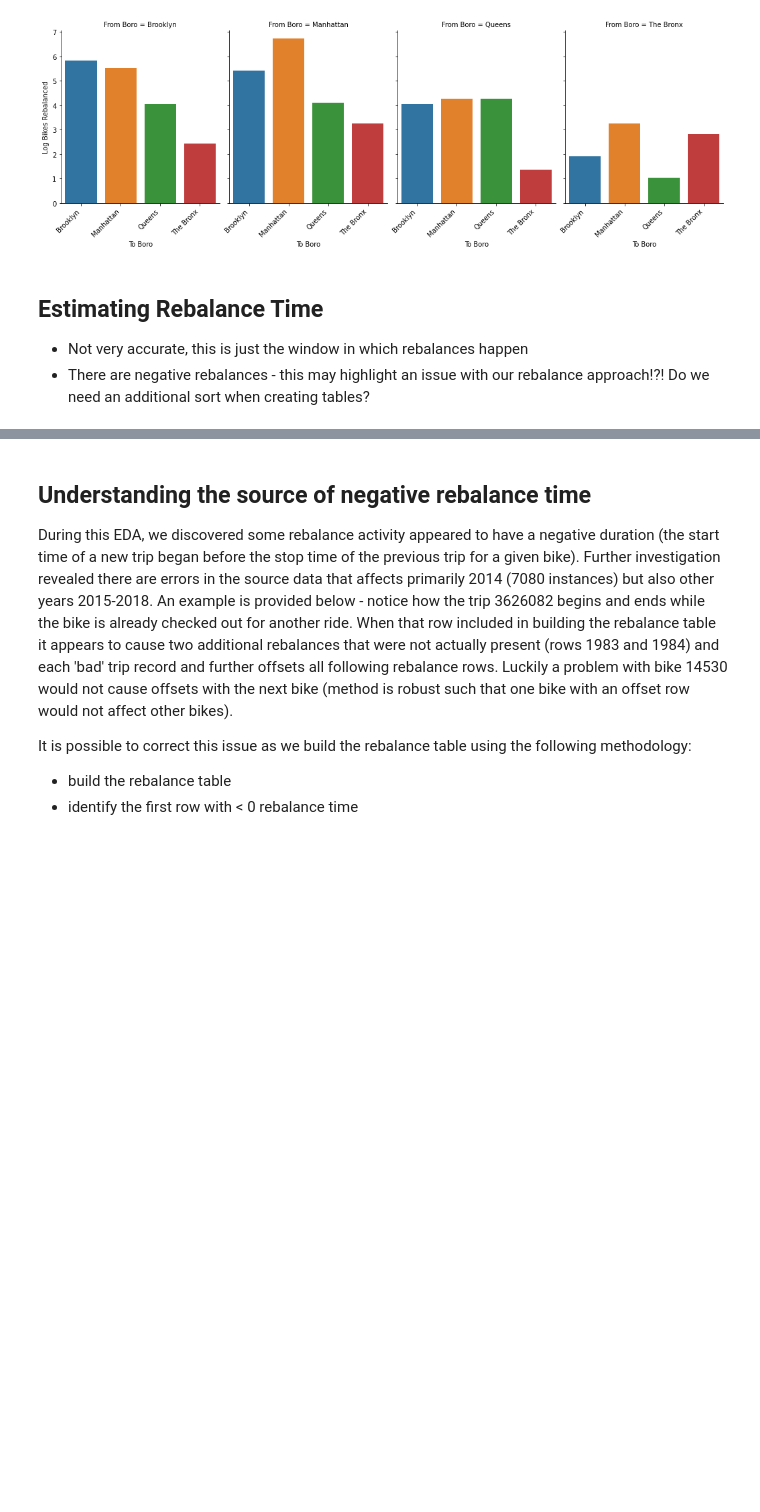
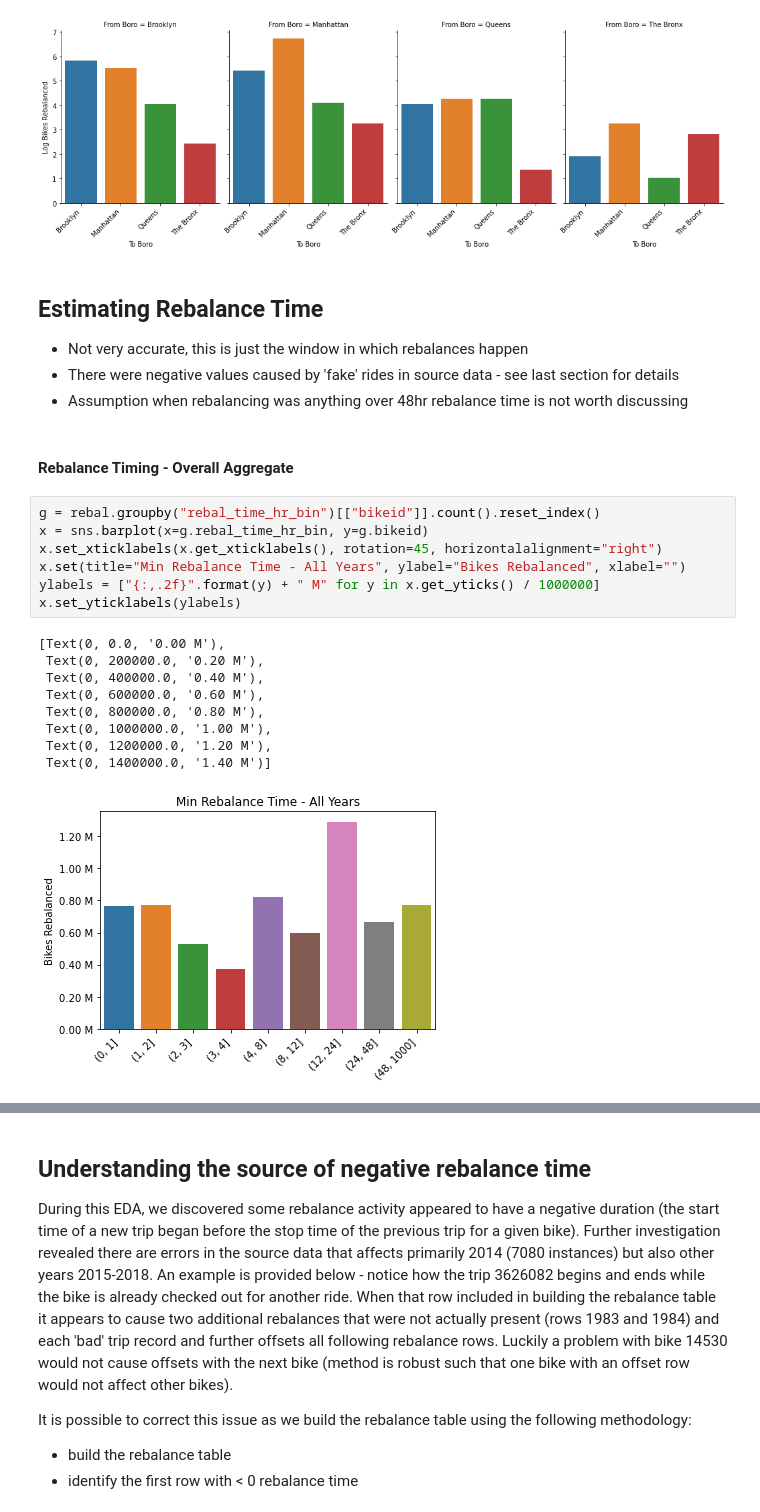
Before and after one commit to rishigoutam/citibike, a Jupyter notebook: eda/rebalance_eda.ipynb, the cells around one changed output, grey strips where cells are left out. Saved outputs shown, nothing was run; the diff lists cells and outputs as text; blank space fills up the shorter version.

```diff
--- a/eda/rebalance_eda.ipynb
+++ b/eda/rebalance_eda.ipynb
@@ -1097,4 +1082,24 @@ x.set(ylabel="Log Bikes Rebalanced", xlabel="To Boro")
 # %% [markdown]
 ## Estimating Rebalance Time
 - Not very accurate, this is just the window in which rebalances happen
-- There are negative rebalances - this may highlight an issue with our rebalance approach!?! Do we need an additional sort when creating tables?
+- There were negative values caused by 'fake' rides in source data - see last section for details
+- Assumption when rebalancing was anything over 48hr rebalance time is not worth discussing
+# %% [markdown]
+#### Rebalance Timing - Overall Aggregate
+# %%
+g = rebal.groupby("rebal_time_hr_bin")[["bikeid"]].count().reset_index()
+x = sns.barplot(x=g.rebal_time_hr_bin, y=g.bikeid)
+x.set_xticklabels(x.get_xticklabels(), rotation=45, horizontalalignment="right")
+x.set(title="Min Rebalance Time - All Years", ylabel="Bikes Rebalanced", xlabel="")
+ylabels = ["{:,.2f}".format(y) + " M" for y in x.get_yticks() / 1000000]
+x.set_yticklabels(ylabels)
+# %% [output]
+[Text(0, 0.0, '0.00 M'),
+ Text(0, 200000.0, '0.20 M'),
+ Text(0, 400000.0, '0.40 M'),
+ Text(0, 600000.0, '0.60 M'),
+ Text(0, 800000.0, '0.80 M'),
+ Text(0, 1000000.0, '1.00 M'),
+ Text(0, 1200000.0, '1.20 M'),
+ Text(0, 1400000.0, '1.40 M')]
+[figure, added]
```
Also changed, not shown: parts of 22 cells of this notebook.
